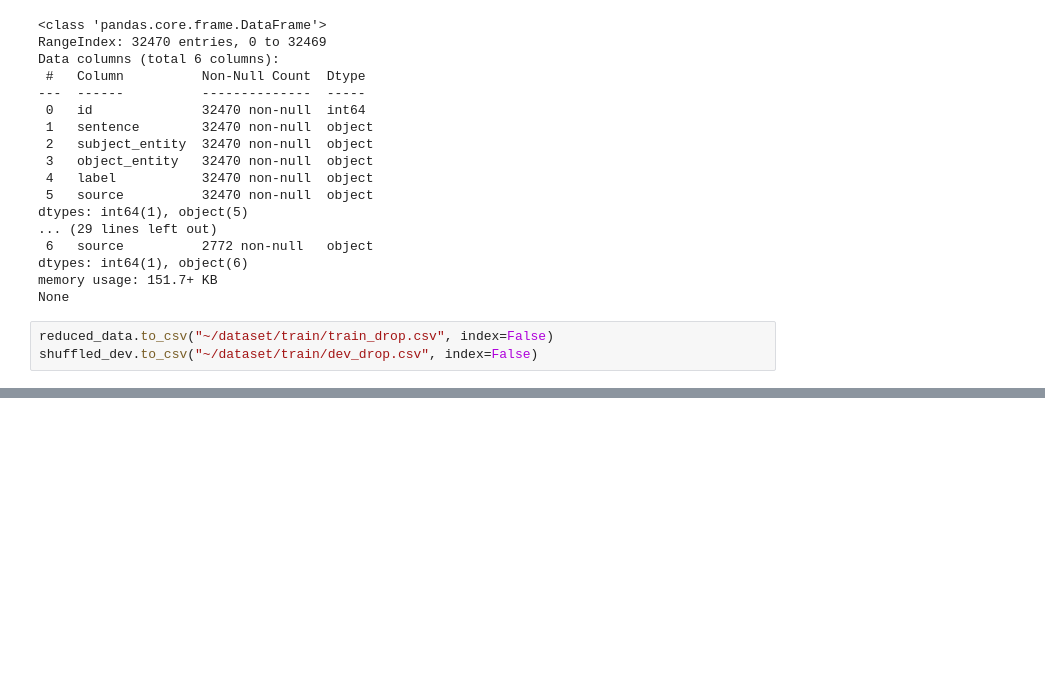
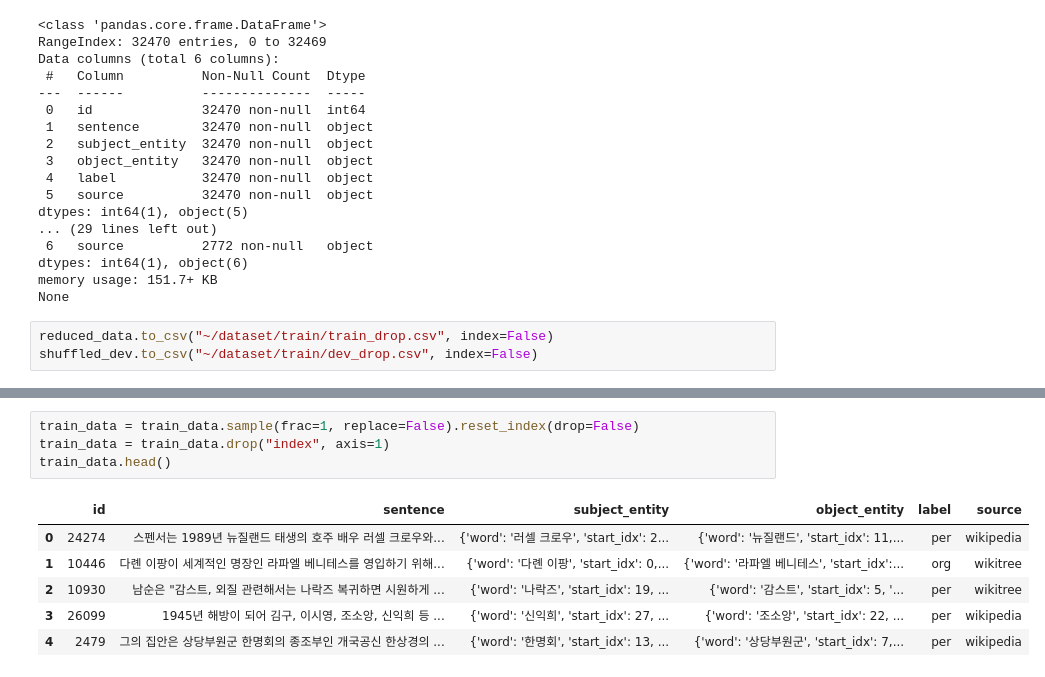
Before and after one commit to boostcampaitech5/level2_klue-nlp-09, a Jupyter notebook: eda/LJS.ipynb, the cells around one changed output, grey strips where cells are left out. Saved outputs shown, nothing was run; the diff lists cells and outputs as text; blank space fills up the shorter version.

```diff
--- a/eda/LJS.ipynb
+++ b/eda/LJS.ipynb
@@ -620,0 +688,11 @@ shuffled_dev.to_csv("~/dataset/train/dev_drop.csv", index=False)
+# %%
+train_data = train_data.sample(frac=1, replace=False).reset_index(drop=False)
+train_data = train_data.drop("index", axis=1)
+train_data.head()
+# %% [output]
+|  | id | sentence | subject_entity | object_entity | label | source |
+| 0 | 24274 | 스펜서는 1989년 뉴질랜드 태생의 호주 배우 러셀 크로우와... | {'word': '러셀 크로우', 'start_idx': 2... | {'word': '뉴질랜드', 'start_idx': 11,... | per | wikipedia |
+| 1 | 10446 | 다롄 이팡이 세계적인 명장인 라파엘 베니테스를 영입하기 위해... | {'word': '다롄 이팡', 'start_idx': 0,... | {'word': '라파엘 베니테스', 'start_idx':... | org | wikitree |
+| 2 | 10930 | 남순은 "감스트, 외질 관련해서는 나락즈 복귀하면 시원하게 ... | {'word': '나락즈', 'start_idx': 19, ... | {'word': '감스트', 'start_idx': 5, '... | per | wikitree |
+| 3 | 26099 | 1945년 해방이 되어 김구, 이시영, 조소앙, 신익희 등 ... | {'word': '신익희', 'start_idx': 27, ... | {'word': '조소앙', 'start_idx': 22, ... | per | wikipedia |
+| 4 | 2479 | 그의 집안은 상당부원군 한명회의 종조부인 개국공신 한상경의 ... | {'word': '한명회', 'start_idx': 13, ... | {'word': '상당부원군', 'start_idx': 7,... | per | wikipedia |
```
Also changed, not shown: parts of 24 cells of this notebook.
